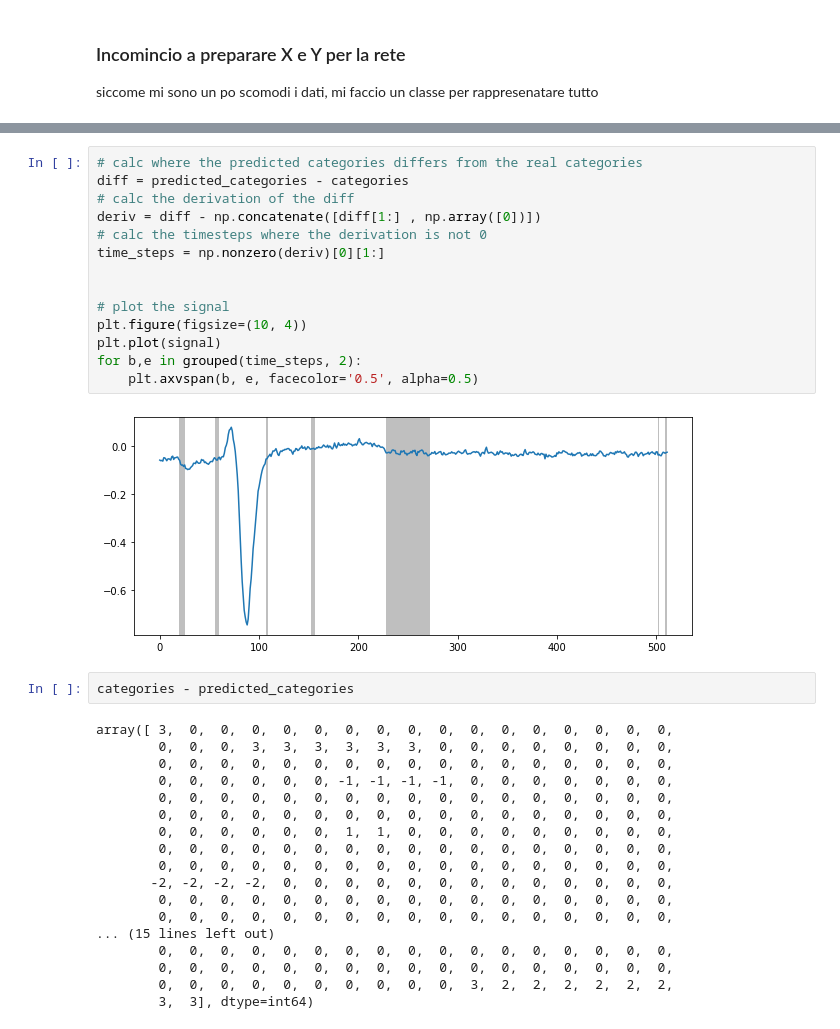
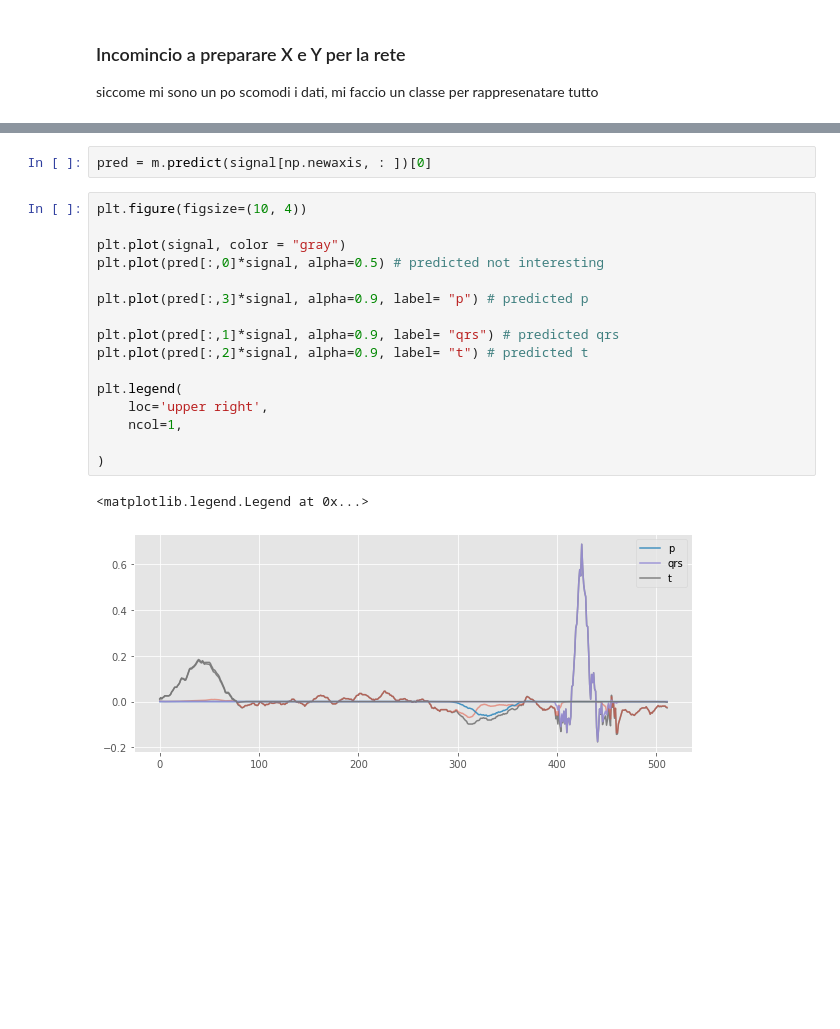
Before and after one commit to byschii/ecg-segmentation, a Jupyter notebook: unet_for_ecg.ipynb, the cells around one changed output, grey strips where cells are left out. Saved outputs shown, nothing was run; the diff lists cells and outputs as text; blank space fills up the shorter version.

```diff
--- a/unet_for_ecg.ipynb
+++ b/unet_for_ecg.ipynb
@@ -575,36 +693,21 @@ for b,e in grouped(time_steps, 2):
-# %%
-# calc where the predicted categories differs from the real categories
-diff = predicted_categories - categories
-# calc the derivation of the diff
-deriv = diff - np.concatenate([diff[1:] , np.array([0])])
-# calc the timesteps where the derivation is not 0
-time_steps = np.nonzero(deriv)[0][1:]
-
-
-# plot the signal
-plt.figure(figsize=(10, 4))
-plt.plot(signal)
-for b,e in grouped(time_steps, 2):
-    plt.axvspan(b, e, facecolor='0.5', alpha=0.5)
-# %% [output]
-[figure, removed]
-# %%
-categories - predicted_categories
-# %% [output]
-array([ 3,  0,  0,  0,  0,  0,  0,  0,  0,  0,  0,  0,  0,  0,  0,  0,  0,
-        0,  0,  0,  3,  3,  3,  3,  3,  3,  0,  0,  0,  0,  0,  0,  0,  0,
-        0,  0,  0,  0,  0,  0,  0,  0,  0,  0,  0,  0,  0,  0,  0,  0,  0,
-        0,  0,  0,  0,  0,  0, -1, -1, -1, -1,  0,  0,  0,  0,  0,  0,  0,
-        0,  0,  0,  0,  0,  0,  0,  0,  0,  0,  0,  0,  0,  0,  0,  0,  0,
-        0,  0,  0,  0,  0,  0,  0,  0,  0,  0,  0,  0,  0,  0,  0,  0,  0,
-        0,  0,  0,  0,  0,  0,  1,  1,  0,  0,  0,  0,  0,  0,  0,  0,  0,
-        0,  0,  0,  0,  0,  0,  0,  0,  0,  0,  0,  0,  0,  0,  0,  0,  0,
-        0,  0,  0,  0,  0,  0,  0,  0,  0,  0,  0,  0,  0,  0,  0,  0,  0,
-       -2, -2, -2, -2,  0,  0,  0,  0,  0,  0,  0,  0,  0,  0,  0,  0,  0,
-        0,  0,  0,  0,  0,  0,  0,  0,  0,  0,  0,  0,  0,  0,  0,  0,  0,
-        0,  0,  0,  0,  0,  0,  0,  0,  0,  0,  0,  0,  0,  0,  0,  0,  0,
-... (15 lines left out)
-        0,  0,  0,  0,  0,  0,  0,  0,  0,  0,  0,  0,  0,  0,  0,  0,  0,
-        0,  0,  0,  0,  0,  0,  0,  0,  0,  0,  0,  0,  0,  0,  0,  0,  0,
-        0,  0,  0,  0,  0,  0,  0,  0,  0,  0,  3,  2,  2,  2,  2,  2,  2,
-        3,  3], dtype=int64)
+# %%
+pred = m.predict(signal[np.newaxis, : ])[0]
+# %%
+plt.figure(figsize=(10, 4))
+
+plt.plot(signal, color = "gray")
+plt.plot(pred[:,0]*signal, alpha=0.5) # predicted not interesting
+
+plt.plot(pred[:,3]*signal, alpha=0.9, label= "p") # predicted p
+
+plt.plot(pred[:,1]*signal, alpha=0.9, label= "qrs") # predicted qrs
+plt.plot(pred[:,2]*signal, alpha=0.9, label= "t") # predicted t
+
+plt.legend(
+    loc='upper right',
+    ncol=1,
+
+)
+# %% [output]
+<matplotlib.legend.Legend at 0x...>
+[figure, added]
```
Also changed, not shown: parts of 18 cells of this notebook, 1 other file.
